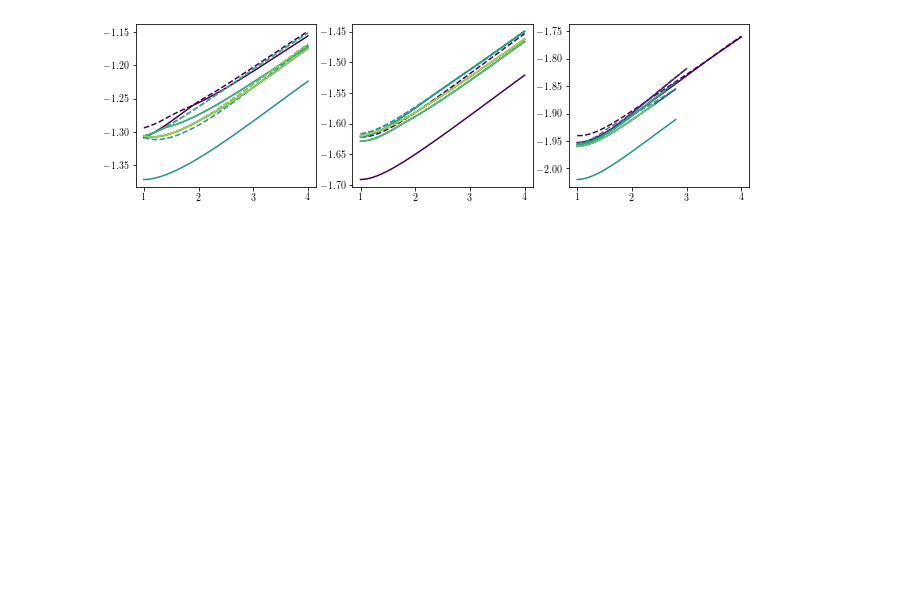
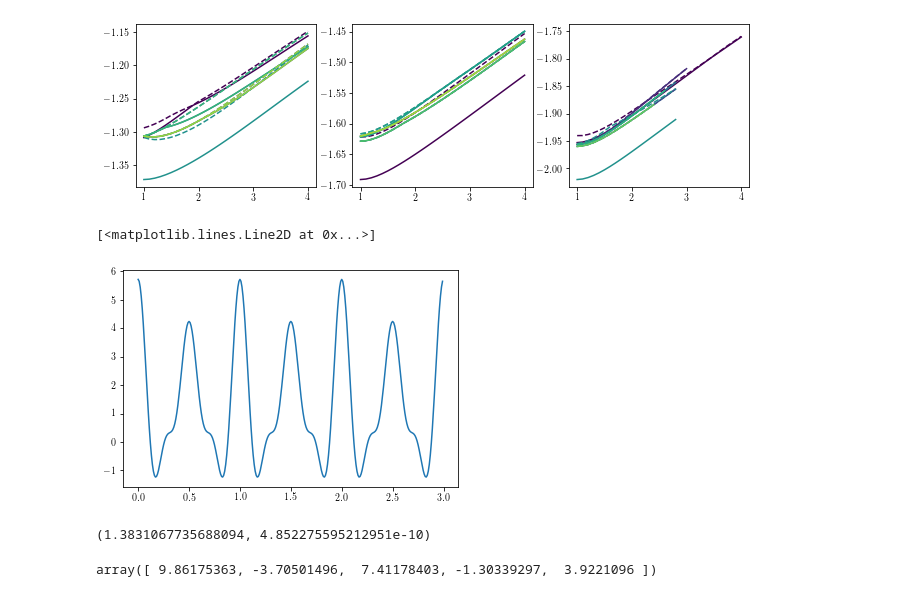
Before and after one commit to akshaykri/QH_ED, a Jupyter notebook: QH_ED1.ipynb, the cells around one changed output. Saved outputs shown, nothing was run; the diff lists cells and outputs as text; code cells hidden in the pictures; blank space fills up the shorter version.

```diff
--- a/QH_ED1.ipynb
+++ b/QH_ED1.ipynb
@@ -314,3 +362,26 @@ for sector in np.arange(7):
     cx.plot(alp_arr, E0[2, 1, :, sector, 1], color=plt.cm.viridis(sector/8), ls='--')
 # %% [output]
 [figure]
+# %%
+def myfun(x, C, S):
+    lC = len(C)
+    lS = len(S)
+    return np.sum(C*np.cos(2*np.pi*np.outer(x, np.arange(lC))) + \
+                  S*np.cos(2*np.pi*np.outer(x, np.arange(lS))), axis=1)
+
+C = np.random.randn(5)
+S = np.random.randn(5)
+# %%
+f, ax = plt.subplots()
+ax.plot(np.r_[0:3:0.01], myfun(np.r_[0:3:0.01], C, S))
+# %% [output]
+[<matplotlib.lines.Line2D at 0x...>]
+[figure, added]
+# %%
+scipy.integrate.quad(myfun, 0, 1, (C, S))
+# %% [output]
+(1.3831067735688094, 4.852275595212951e-10)
+# %%
+S*2*np.pi
+# %% [output]
+array([ 9.86175363, -3.70501496,  7.41178403, -1.30339297,  3.9221096 ])
```
Also changed, not shown: parts of 22 cells of this notebook, 2 other files.
